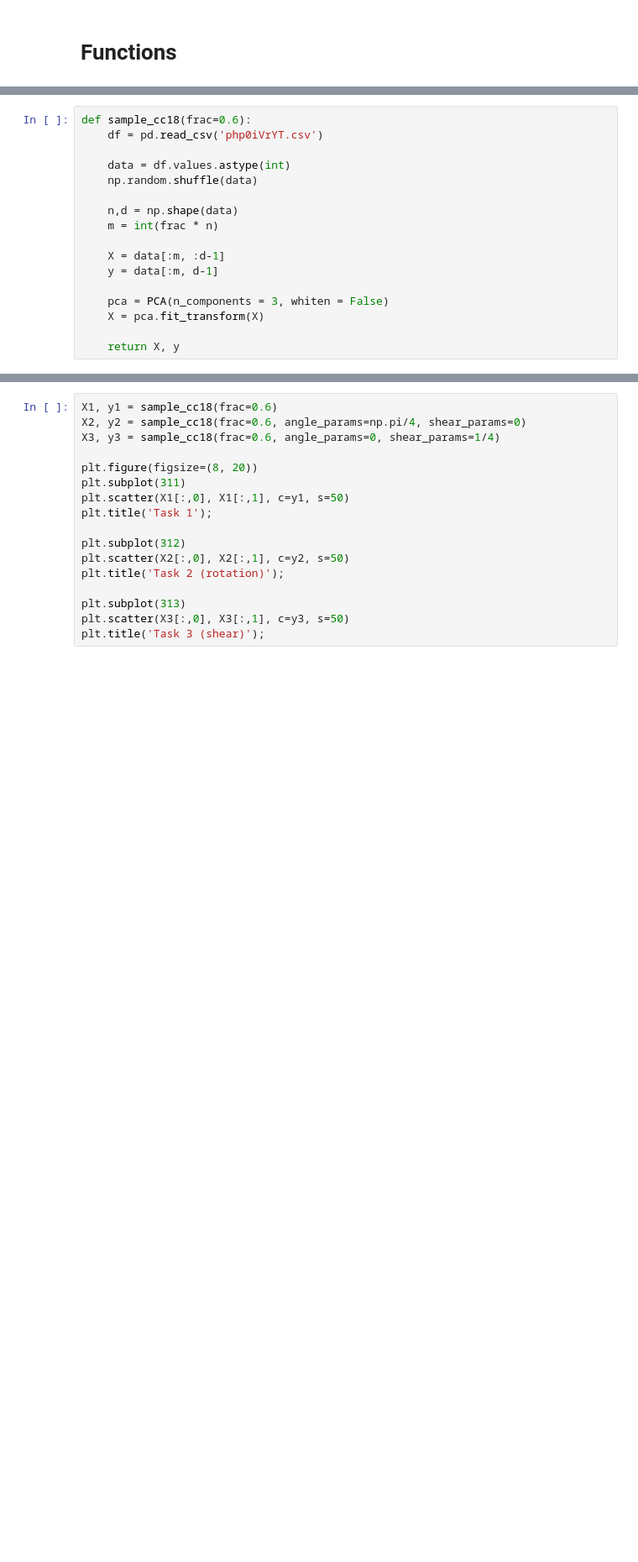
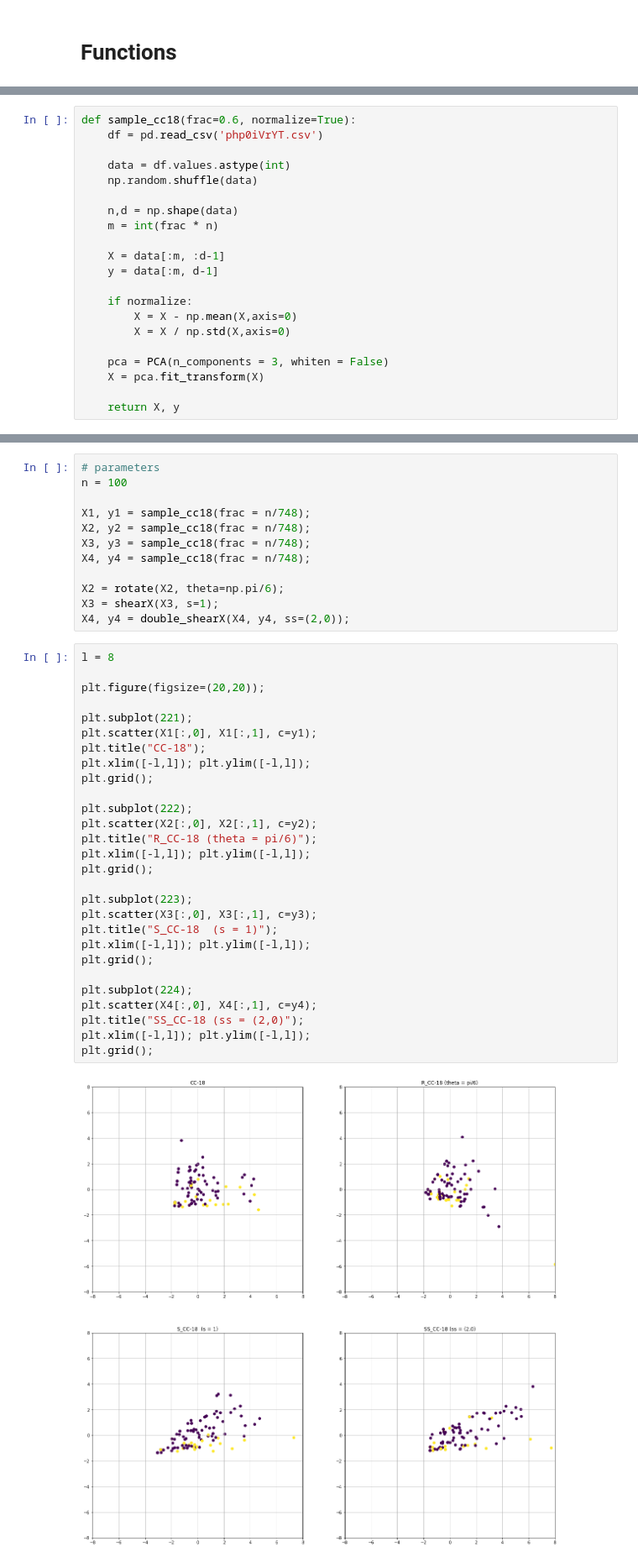
Before and after one commit to williamrxu/ndd-workspace, a Jupyter notebook: cpd_experiment_cc18.ipynb, the cells around one changed output, grey strips where cells are left out. Shown at 84% size. Cells and saved outputs as stored; diff of their text form; blank space fills up the shorter version.

```diff
--- a/cpd_experiment_cc18.ipynb
+++ b/cpd_experiment_cc18.ipynb
@@ -137,7 +144,7 @@ def double_shearX(X, y, ss=(0,0) , dim=[0,1]):
 
     return X, y
 # %%
-def sample_cc18(frac=0.6):
+def sample_cc18(frac=0.6, normalize=True):
     df = pd.read_csv('php0iVrYT.csv')
 
     data = df.values.astype(int)
@@ -149,6 +156,10 @@ def sample_cc18(frac=0.6):
     X = data[:m, :d-1]
     y = data[:m, d-1]
 
+    if normalize:
+        X = X - np.mean(X,axis=0)
+        X = X / np.std(X,axis=0)
+
     pca = PCA(n_components = 3, whiten = False)
     X = pca.fit_transform(X)
 
@@ -156,17 +187,42 @@ def sample_cc18(frac=0.6):
+# %%
+# parameters
+n = 100
+
+X1, y1 = sample_cc18(frac = n/748);
+X2, y2 = sample_cc18(frac = n/748);
+X3, y3 = sample_cc18(frac = n/748);
+X4, y4 = sample_cc18(frac = n/748);
+
+X2 = rotate(X2, theta=np.pi/6);
+X3 = shearX(X3, s=1);
+X4, y4 = double_shearX(X4, y4, ss=(2,0));
 # %%
-X1, y1 = sample_cc18(frac=0.6)
-X2, y2 = sample_cc18(frac=0.6, angle_params=np.pi/4, shear_params=0)
-X3, y3 = sample_cc18(frac=0.6, angle_params=0, shear_params=1/4)
+l = 8
 
-plt.figure(figsize=(8, 20))
-plt.subplot(311)
-plt.scatter(X1[:,0], X1[:,1], c=y1, s=50)
-plt.title('Task 1');
+plt.figure(figsize=(20,20));
 
-plt.subplot(312)
-plt.scatter(X2[:,0], X2[:,1], c=y2, s=50)
-plt.title('Task 2 (rotation)');
+plt.subplot(221);
+plt.scatter(X1[:,0], X1[:,1], c=y1);
+plt.title("CC-18");
+plt.xlim([-l,l]); plt.ylim([-l,l]);
+plt.grid();
 
-plt.subplot(313)
-plt.scatter(X3[:,0], X3[:,1], c=y3, s=50)
-plt.title('Task 3 (shear)');
+plt.subplot(222);
+plt.scatter(X2[:,0], X2[:,1], c=y2);
+plt.title("R_CC-18 (theta = pi/6)");
+plt.xlim([-l,l]); plt.ylim([-l,l]);
+plt.grid();
+
+plt.subplot(223);
+plt.scatter(X3[:,0], X3[:,1], c=y3);
+plt.title("S_CC-18  (s = 1)");
+plt.xlim([-l,l]); plt.ylim([-l,l]);
+plt.grid();
+
+plt.subplot(224);
+plt.scatter(X4[:,0], X4[:,1], c=y4);
+plt.title("SS_CC-18 (ss = (2,0)");
+plt.xlim([-l,l]); plt.ylim([-l,l]);
+plt.grid();
+# %% [output]
+[figure, added]
```
Also changed, not shown: parts of 38 cells of this notebook.
